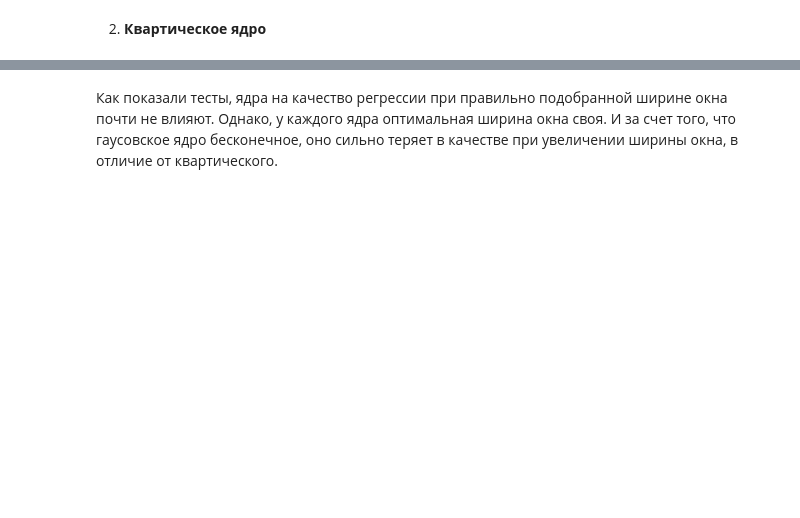
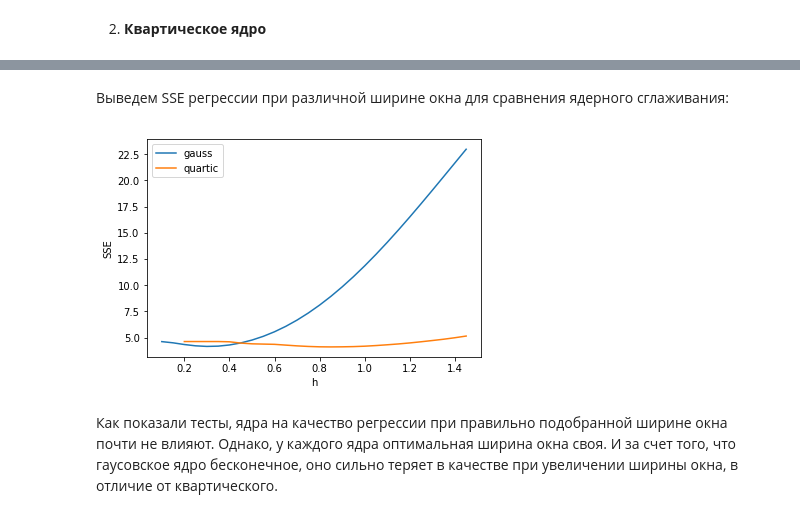
Before and after one commit to Dmitriy-kiselyov/MachineLearning, a Jupyter notebook: regression/regression.ipynb, the cells around one changed output, grey strips where cells are left out. Cells and saved outputs as stored; diff of their text form; code cells hidden in the pictures; blank space fills up the shorter version.

Commit message:
График SSE ядерного сглаживания

```diff
--- a/regression/regression.ipynb
+++ b/regression/regression.ipynb
@@ -114,2 +118,13 @@ H errors [inf, inf, 5.905013323814352, 5.905013323814349, 5.905013323814352, 5.9
+# %% [markdown]
+Выведем SSE регрессии при различной ширине окна для сравнения ядерного сглаживания:
+# %%
+plot.plot(hl, h_gauss_errors)
+plot.plot(hl, h_quartic_errors)
+plot.legend(['gauss', 'quartic'])
+plot.xlabel('h')
+plot.ylabel('SSE')
+plot.show()
+# %% [output]
+[figure, added]
 # %% [markdown]
 Как показали тесты, ядра на качество регрессии при правильно подобранной ширине окна почти не влияют. Однако, у каждого ядра оптимальная ширина окна своя. И за счет того, что гаусовское ядро бесконечное, оно сильно теряет в качестве при увеличении ширины окна, в отличие от квартического.
```
Also changed, not shown: parts of 11 cells of this notebook, 1 other file.
